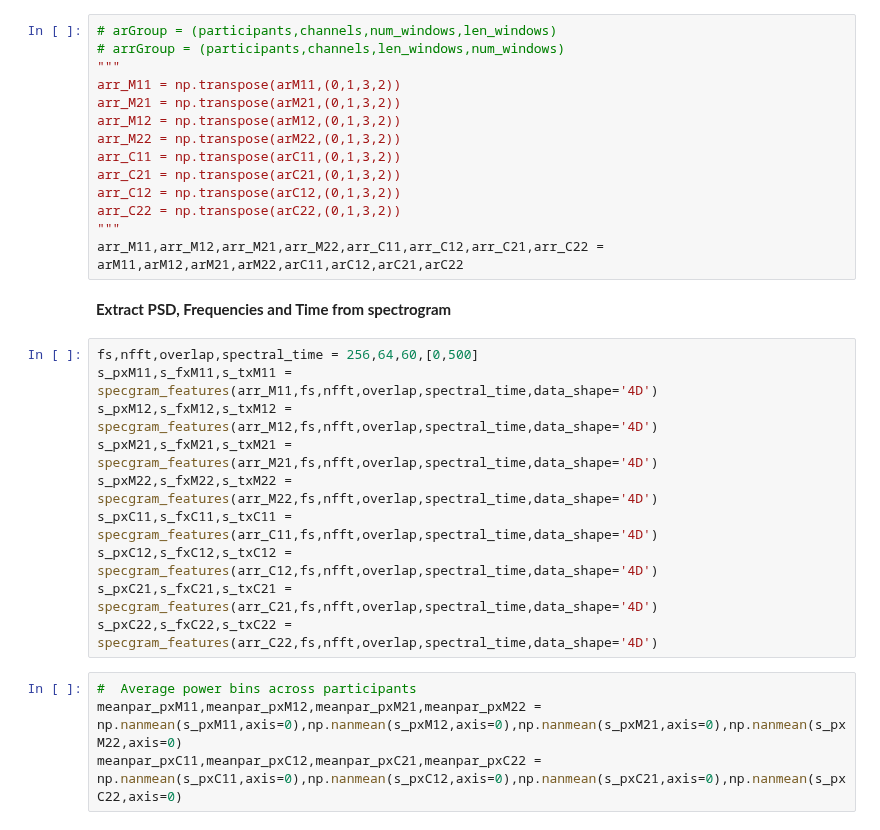
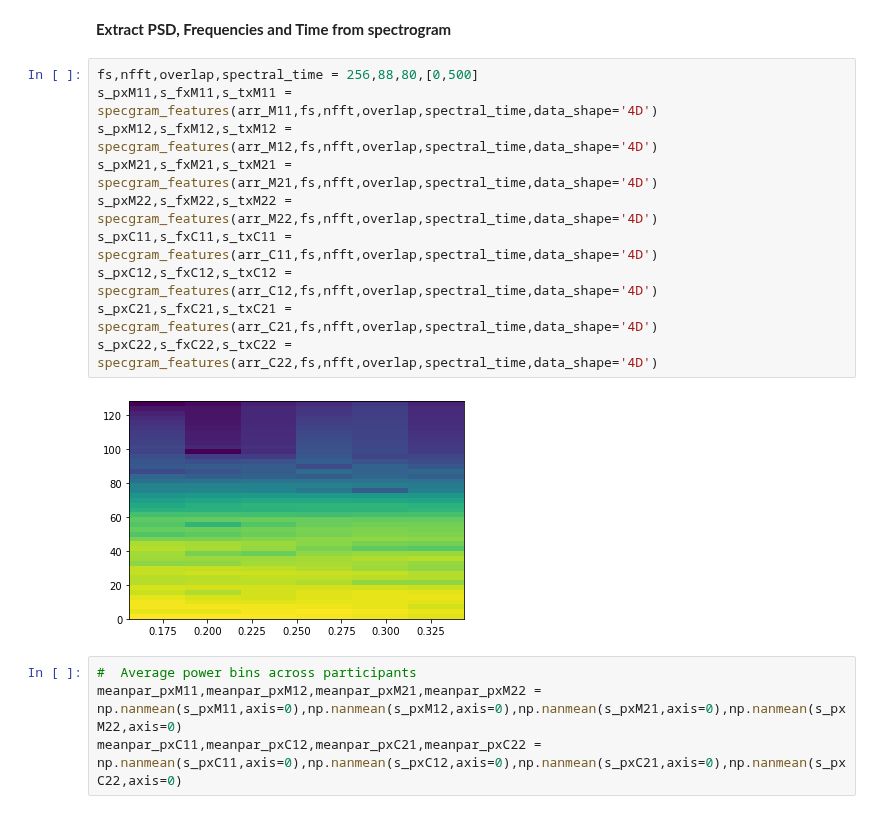
Before and after one commit to iggy96/eegMusicTherapy, a Jupyter notebook: spectrogram.ipynb, the cells around one changed output. Drawn from its saved outputs; the diff is of its cells as text.

```diff
--- a/spectrogram.ipynb
+++ b/spectrogram.ipynb
@@ -370,31 +355,19 @@ arC22 = multipleArtfRemoval(band_C22,threshold_value,time_s,window_size,step_siz
 # %% [markdown]
 ## Frequency Domain
-# %%
-# arGroup = (participants,channels,num_windows,len_windows)
-# arrGroup = (participants,channels,len_windows,num_windows)
-"""
-arr_M11 = np.transpose(arM11,(0,1,3,2))
-arr_M21 = np.transpose(arM21,(0,1,3,2))
-arr_M12 = np.transpose(arM12,(0,1,3,2))
-arr_M22 = np.transpose(arM22,(0,1,3,2))
-arr_C11 = np.transpose(arC11,(0,1,3,2))
-arr_C21 = np.transpose(arC21,(0,1,3,2))
-arr_C12 = np.transpose(arC12,(0,1,3,2))
-arr_C22 = np.transpose(arC22,(0,1,3,2))
-"""
-arr_M11,arr_M12,arr_M21,arr_M22,arr_C11,arr_C12,arr_C21,arr_C22 = arM11,arM12,arM21,arM22,arC11,arC12,arC21,arC22
 # %% [markdown]
 <b>Extract PSD, Frequencies and Time from spectrogram
 # %%
-fs,nfft,overlap,spectral_time = 256,64,60,[0,500]
+fs,nfft,overlap,spectral_time = 256,88,80,[0,500]
 s_pxM11,s_fxM11,s_txM11 = specgram_features(arr_M11,fs,nfft,overlap,spectral_time,data_shape='4D')
 s_pxM12,s_fxM12,s_txM12 = specgram_features(arr_M12,fs,nfft,overlap,spectral_time,data_shape='4D')
 s_pxM21,s_fxM21,s_txM21 = specgram_features(arr_M21,fs,nfft,overlap,spectral_time,data_shape='4D')
 s_pxM22,s_fxM22,s_txM22 = specgram_features(arr_M22,fs,nfft,overlap,spectral_time,data_shape='4D')
 s_pxC11,s_fxC11,s_txC11 = specgram_features(arr_C11,fs,nfft,overlap,spectral_time,data_shape='4D')
 s_pxC12,s_fxC12,s_txC12 = specgram_features(arr_C12,fs,nfft,overlap,spectral_time,data_shape='4D')
 s_pxC21,s_fxC21,s_txC21 = specgram_features(arr_C21,fs,nfft,overlap,spectral_time,data_shape='4D')
 s_pxC22,s_fxC22,s_txC22 = specgram_features(arr_C22,fs,nfft,overlap,spectral_time,data_shape='4D')
+# %% [output]
+[figure, added]
 # %%
 #  Average power bins across participants
 meanpar_pxM11,meanpar_pxM12,meanpar_pxM21,meanpar_pxM22 = np.nanmean(s_pxM11,axis=0),np.nanmean(s_pxM12,axis=0),np.nanmean(s_pxM21,axis=0),np.nanmean(s_pxM22,axis=0)
```
Also changed, not shown: parts of 6 cells of this notebook.
